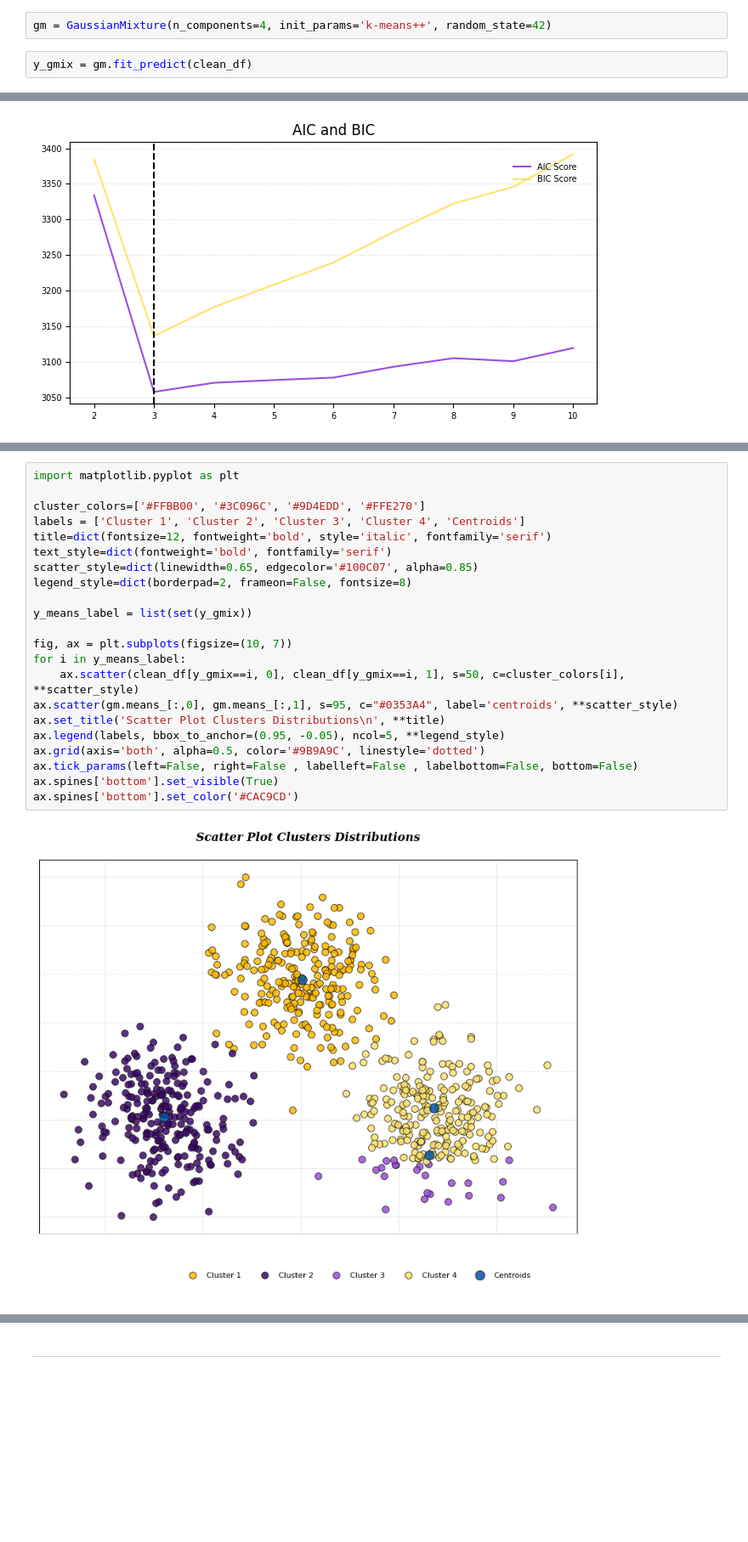
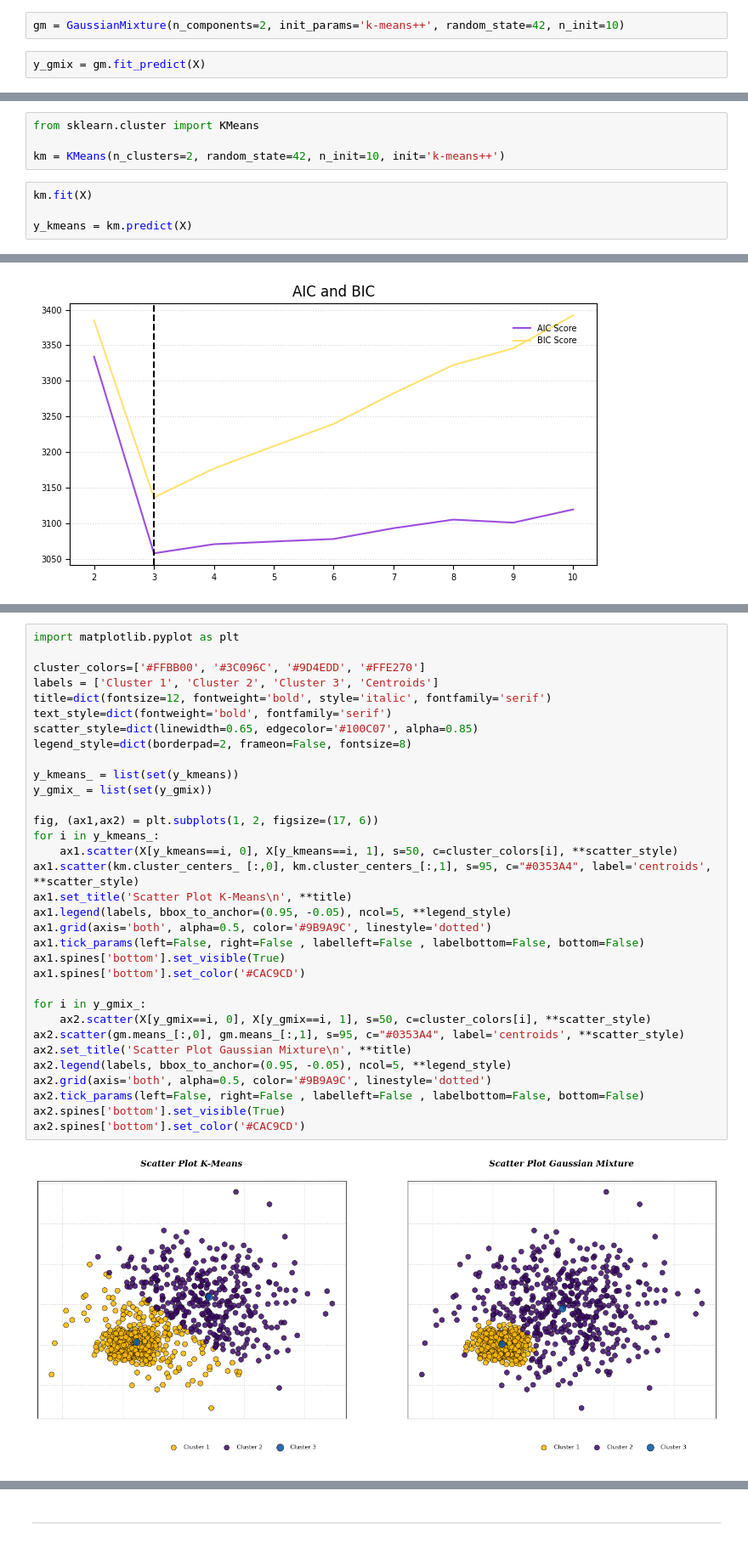
Before and after one commit to DandiMahendris/Gaussian-mixture-from-scratch, a Jupyter notebook: test.ipynb, the cells around one changed output, grey strips where cells are left out. Shown at 85% size. Drawn from its saved outputs; the diff is of its cells as text; blank space fills up the shorter version.

```diff
--- a/test.ipynb
+++ b/test.ipynb
@@ -44,4 +31,4 @@ clean_df = pca.fit_transform(array_df)
 # %%
-gm = GaussianMixture(n_components=4, init_params='k-means++', random_state=42)
+gm = GaussianMixture(n_components=2, init_params='k-means++', random_state=42, n_init=10)
 # %%
-y_gmix = gm.fit_predict(clean_df)
+y_gmix = gm.fit_predict(X)
@@ -51,0 +35,8 @@ gm.bic(clean_df)
+# %%
+from sklearn.cluster import KMeans
+
+km = KMeans(n_clusters=2, random_state=42, n_init=10, init='k-means++')
+# %%
+km.fit(X)
+
+y_kmeans = km.predict(X)
@@ -77,24 +80,35 @@ plt.show()
 # %%
 import matplotlib.pyplot as plt
 
 cluster_colors=['#FFBB00', '#3C096C', '#9D4EDD', '#FFE270']
-labels = ['Cluster 1', 'Cluster 2', 'Cluster 3', 'Cluster 4', 'Centroids']
+labels = ['Cluster 1', 'Cluster 2', 'Cluster 3', 'Centroids']
 title=dict(fontsize=12, fontweight='bold', style='italic', fontfamily='serif')
 text_style=dict(fontweight='bold', fontfamily='serif')
 scatter_style=dict(linewidth=0.65, edgecolor='#100C07', alpha=0.85)
 legend_style=dict(borderpad=2, frameon=False, fontsize=8)
 
-y_means_label = list(set(y_gmix))
+y_kmeans_ = list(set(y_kmeans))
+y_gmix_ = list(set(y_gmix))
 
-fig, ax = plt.subplots(figsize=(10, 7))
-for i in y_means_label:
-    ax.scatter(clean_df[y_gmix==i, 0], clean_df[y_gmix==i, 1], s=50, c=cluster_colors[i], **scatter_style)
-ax.scatter(gm.means_[:,0], gm.means_[:,1], s=95, c="#0353A4", label='centroids', **scatter_style)
-ax.set_title('Scatter Plot Clusters Distributions\n', **title)
-ax.legend(labels, bbox_to_anchor=(0.95, -0.05), ncol=5, **legend_style)
-ax.grid(axis='both', alpha=0.5, color='#9B9A9C', linestyle='dotted')
-ax.tick_params(left=False, right=False , labelleft=False , labelbottom=False, bottom=False)
-ax.spines['bottom'].set_visible(True)
-ax.spines['bottom'].set_color('#CAC9CD')
+fig, (ax1,ax2) = plt.subplots(1, 2, figsize=(17, 6))
+for i in y_kmeans_:
+    ax1.scatter(X[y_kmeans==i, 0], X[y_kmeans==i, 1], s=50, c=cluster_colors[i], **scatter_style)
+ax1.scatter(km.cluster_centers_ [:,0], km.cluster_centers_[:,1], s=95, c="#0353A4", label='centroids', **scatter_style)
+ax1.set_title('Scatter Plot K-Means\n', **title)
+ax1.legend(labels, bbox_to_anchor=(0.95, -0.05), ncol=5, **legend_style)
+ax1.grid(axis='both', alpha=0.5, color='#9B9A9C', linestyle='dotted')
+ax1.tick_params(left=False, right=False , labelleft=False , labelbottom=False, bottom=False)
+ax1.spines['bottom'].set_visible(True)
+ax1.spines['bottom'].set_color('#CAC9CD')
+
+for i in y_gmix_:
+    ax2.scatter(X[y_gmix==i, 0], X[y_gmix==i, 1], s=50, c=cluster_colors[i], **scatter_style)
+ax2.scatter(gm.means_[:,0], gm.means_[:,1], s=95, c="#0353A4", label='centroids', **scatter_style)
+ax2.set_title('Scatter Plot Gaussian Mixture\n', **title)
+ax2.legend(labels, bbox_to_anchor=(0.95, -0.05), ncol=5, **legend_style)
+ax2.grid(axis='both', alpha=0.5, color='#9B9A9C', linestyle='dotted')
+ax2.tick_params(left=False, right=False , labelleft=False , labelbottom=False, bottom=False)
+ax2.spines['bottom'].set_visible(True)
+ax2.spines['bottom'].set_color('#CAC9CD')
 # %% [output]
-[figure, old version]
+[figure, new version]
```
Also changed, not shown: parts of 51 cells of this notebook, 2 other files.
